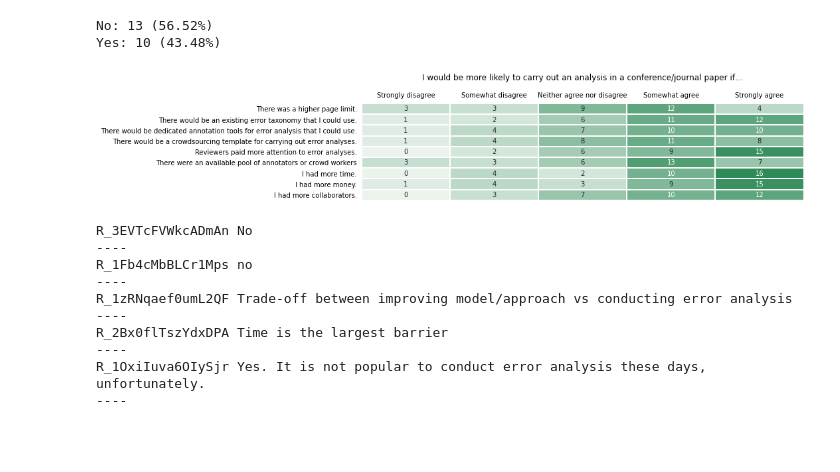
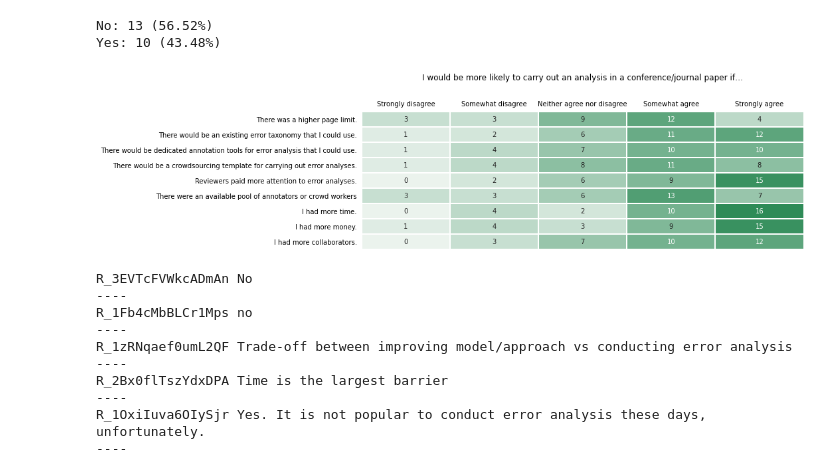
Before and after one commit to evanmiltenburg/ErrorAnalysisSurvey, a Jupyter notebook: Results/Analysis.ipynb, the cells around one changed output. Drawn from its saved outputs; the diff is of its cells as text; code cells hidden in the pictures; blank space fills up the shorter version.

```diff
--- a/Results/Analysis.ipynb
+++ b/Results/Analysis.ipynb
@@ -28,7 +28,7 @@ def get_questions(question, number):
     texts = []
     for i in range(1,number+1):
         item = f'Q{question}_{i}'
-        text = questions[item]
+        text = QUESTIONS[item]
         text = text.split('-')[-1].strip()
         texts.append(text)
     return texts
@@ -87,7 +87,7 @@ def write_texts(texts, filename):
         writer.writerow(['identifier', 'comment', 'code'])
         writer.writerows([row + ['Original comment'] for row in texts])
 # %%
-df = pd.read_excel("[Distributed] Perceptions of Error Analysis_February 28, 2022_03.47.xlsx")
+df = pd.read_excel("[Distributed] Perceptions of Error Analysis_March 1, 2022_09.00.xlsx")
 df = df.fillna('')
 records = df.to_dict("records")
 # %%
@@ -380,33 +380,33 @@ Yes: 10 (43.48%)
 # %%
 answers = ['Strongly disagree', 'Somewhat disagree', 'Neither agree nor disagree', 'Somewhat agree', 'Strongly agree']
 records = []
 for question, counts in underscored(16,9,consented).items():
     for answer in answers:
         percentage = 0
         if answer in counts:
             percentage = counts[answer]['number'] # NOTE: Changed into number rather than percentage!
         record = dict(question=question, answer=answer, percentage=percentage)
         records.append(record)
 
 df = pd.DataFrame(records)
 # Pivot to make a square table:
 df = df.pivot(index='question', columns='answer', values='percentage')
 # Reorder columns:
 df = df[['Strongly disagree', 'Somewhat disagree', 'Neither agree nor disagree', 'Somewhat agree', 'Strongly agree']]
 
-plt.rcParams["figure.figsize"] = (15,3)
+plt.rcParams["figure.figsize"] = (15,4)
 ax = sns.heatmap(df,cmap=sns.light_palette("seagreen", as_cmap=True),linewidth=1,cbar=False,annot=True)
 ax.xaxis.tick_top()
 plt.xticks(np.arange(5) + 0.5, labels=answers)
 plt.yticks(np.arange(9) + 0.5, labels=get_questions(16,9))
 plt.tick_params(top=False,left=False)
 plt.xlabel('')
 plt.ylabel('')
 plt.title("I would be more likely to carry out an analysis in a conference/journal paper if…", y=1.2)
 plt.tight_layout()
 plt.savefig("Q16.pdf")
 # %% [output]
-[figure, old version]
+[figure, new version]
 # %%
 # Other barriers?
 texts = get_texts(consented, 'Q17')
```
Also changed, not shown: parts of 4 cells of this notebook, 6 other files.
